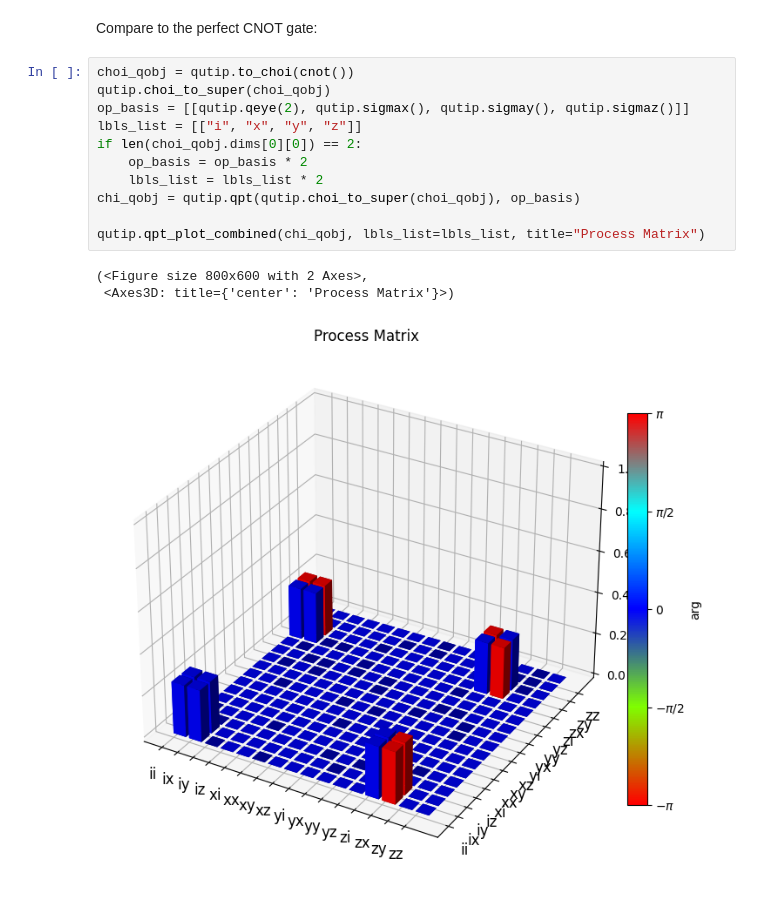
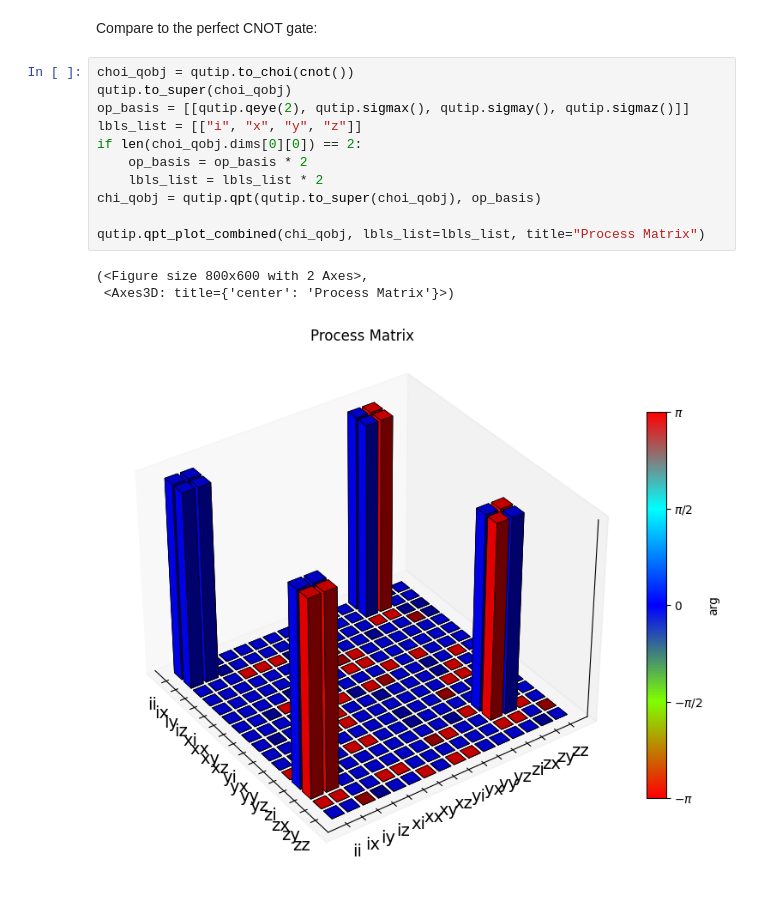
Before and after one commit to BoxiLi/qiskit-CR-calibration, a Jupyter notebook: tutorial1_echoed_cnot.ipynb, the cells around one changed output. Cells and saved outputs as stored; diff of their text form.

```diff
--- a/tutorial1_echoed_cnot.ipynb
+++ b/tutorial1_echoed_cnot.ipynb
@@ -349,16 +388,16 @@ qutip.qpt_plot_combined(
 Compare to the perfect CNOT gate:
 # %%
 choi_qobj = qutip.to_choi(cnot())
-qutip.choi_to_super(choi_qobj)
+qutip.to_super(choi_qobj)
 op_basis = [[qutip.qeye(2), qutip.sigmax(), qutip.sigmay(), qutip.sigmaz()]]
 lbls_list = [["i", "x", "y", "z"]]
 if len(choi_qobj.dims[0][0]) == 2:
     op_basis = op_basis * 2
     lbls_list = lbls_list * 2
-chi_qobj = qutip.qpt(qutip.choi_to_super(choi_qobj), op_basis)
+chi_qobj = qutip.qpt(qutip.to_super(choi_qobj), op_basis)
 
 qutip.qpt_plot_combined(chi_qobj, lbls_list=lbls_list, title="Process Matrix")
 # %% [output]
 (<Figure size 800x600 with 2 Axes>,
  <Axes3D: title={'center': 'Process Matrix'}>)
-[figure, old version]
+[figure, new version]
```
Also changed, not shown: parts of 8 cells of this notebook, 2 other files.
